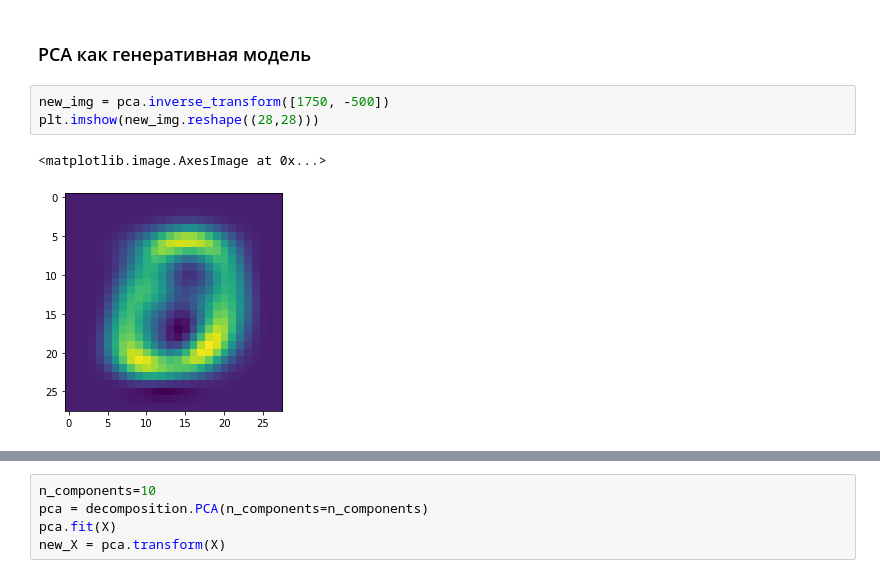
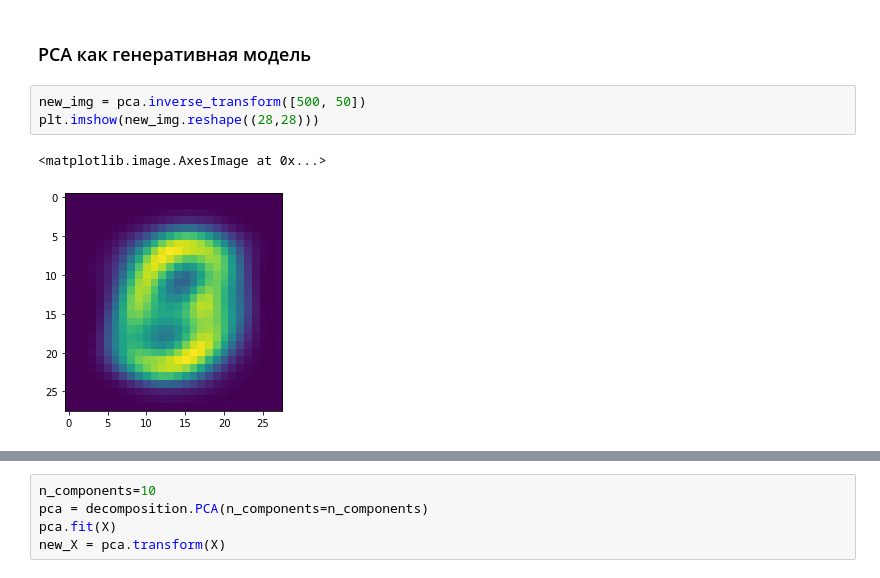
Before and after one commit to spbu-math-cs/ml-course, a Jupyter notebook: 2021-fall-part-1/seminars/14_regr_pca/14_regr_pca_practice.ipynb, the cells around one changed output, grey strips where cells are left out. Drawn from its saved outputs; the diff is of its cells as text.

```diff
--- a/2021-fall-part-1/seminars/14_regr_pca/14_regr_pca_practice.ipynb
+++ b/2021-fall-part-1/seminars/14_regr_pca/14_regr_pca_practice.ipynb
@@ -375,11 +382,11 @@ cb.set_ticks(range(10))
 # %% [markdown]
 ### PCA как генеративная модель
 # %%
-new_img = pca.inverse_transform([1750, -500])
+new_img = pca.inverse_transform([500, 50])
 plt.imshow(new_img.reshape((28,28)))
 # %% [output]
 <matplotlib.image.AxesImage at 0x...>
-[figure, old version]
+[figure, new version]
 # %%
 x, y = np.random.normal(loc=500, scale=750), np.random.normal(loc=0,scale=500)
 print(f"{x:.1f}, {y:.1f}")
```
Also changed, not shown: parts of 14 cells of this notebook, 1 other file.
